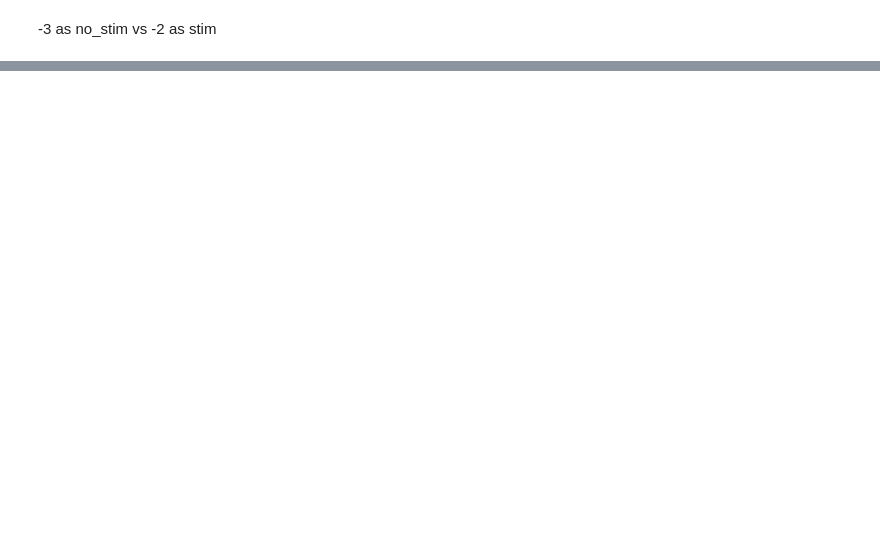
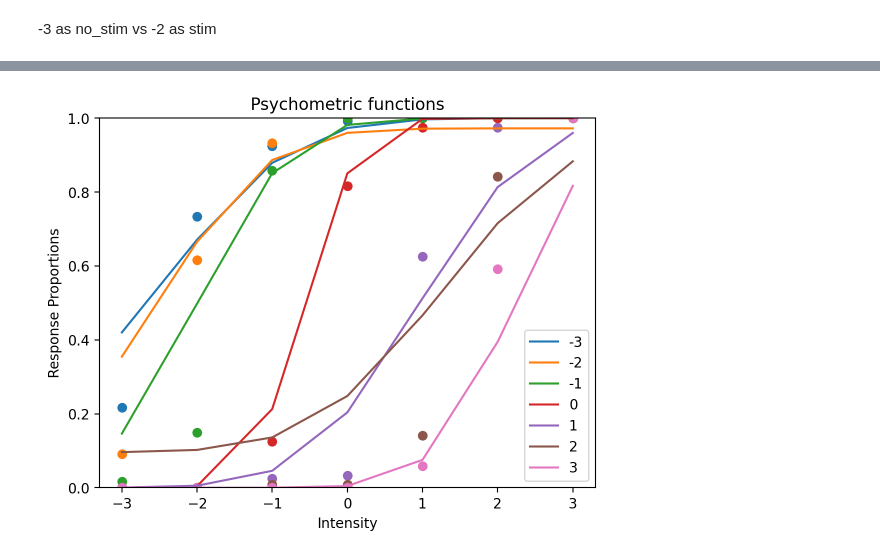
Before and after one commit to AndreasLH/Sad-Happiness, a Jupyter notebook: experiment2_analysis.ipynb, the cells around one changed output, grey strips where cells are left out. Saved outputs shown, nothing was run; the diff lists cells and outputs as text; code cells hidden in the pictures; blank space fills up the shorter version.

```diff
--- a/experiment2_analysis.ipynb
+++ b/experiment2_analysis.ipynb
@@ -183,0 +81,89 @@ A
+# %%
+import numpy as np
+import matplotlib.pyplot as plt
+from scipy.stats import norm
+import scipy.optimize as opt
+import pandas as pd
+df = pd.read_csv('poll_responses2.csv')
+
+def find_nearest(array, value):
+    array = np.asarray(array)
+    idx = (np.abs(array - value)).argmin()
+    return idx
+
+def psychometric_function_1_19(I,c,sigma,p_guess,p_lapse):
+    return norm.cdf((I-c)/sigma)
+
+def psychometric_function_1_23(I,c,sigma,p_guess,p_lapse):
+    return (1-p_guess) * psychometric_function_1_19(I,c,sigma,p_guess,p_lapse) + p_guess
+
+def psychometric_function_1_24(I,c,sigma,p_guess,p_lapse):
+    return (1-p_guess-p_lapse) * psychometric_function_1_19(I,c,sigma,p_guess,p_lapse) + p_guess
+
+def nll_24(params, I, trials, responses):
+    c, sigma, p_guess, p_lapse = params
+    Ns = trials
+    nll = 0
+    for i in range(len(I)):
+        ns = responses[i]
+        Ps = psychometric_function_1_24(I[i],c,sigma,p_guess,p_lapse)
+
+        first_sum = np.sum([np.log(x) for x in range(ns+1,Ns+1)])
+        second_sum = np.sum([np.log(x) for x in range(1,Ns-ns+1)])
+        nll += -first_sum + second_sum - ns * np.log(Ps) - (Ns-ns) * np.log(1-Ps)
+    return  nll
+
+# Define bounds for optimization
+bounds = [(-3, 3), (1e-14, None), (0,1), (0,1)]
+
+# Probability of guessing
+#p_guess = 1/7
+
+# Number of trials
+trials = 120
+
+# stimulus intensity
+intensity = [-3,-2,-1,0,1,2,3]
+
+# Observed responses
+allresponses = df.groupby("Image")["Response"].apply(list)
+
+rating = -4
+plt.figure()
+for image in ['image_-3.png', 'image_-2.png', 'image_-1.png', 'image_0.png', 'image_1.png', 'image_2.png', 'image_3.png']:
+    # Get response counts for this image
+    responses = []
+    for i in range(intensity[0],intensity[-1]+1):
+        responses.append(allresponses[image].count(i))
+    print(responses)
+    responses = np.cumsum(responses)
+
+
+    # Update rating
+    rating += 1
+
+    # Define the initial guess for optimization
+    initial_guess = [find_nearest(responses, trials/2)-3, 2, 1/7, 0.05]
+
+    # Response proportions
+    response_proportions = [x/trials for x in responses]
+
+    # Actual optimization
+    res_24 = opt.minimize(nll_24, initial_guess, args=(intensity,trials,responses), bounds=bounds) #, method='L-BFGS-B'
+    c_24, sigma_24, p_guess_24, p_lapse_24 = res_24.x
+    print("c_24: ", c_24)
+    print("sigma_24: ", sigma_24)
+    print("p_guess_24: ", p_guess_24)
+    print("p_lapse_24: ", p_lapse_24)
+
+    # Plot psychometric function
+    plt.scatter(intensity, response_proportions)
+    plt.plot(intensity,psychometric_function_1_24(intensity,c_24,sigma_24,p_guess_24,p_lapse_24),label=rating)
+
+plt.ylim(0,1)
+plt.xlabel('Intensity')
+plt.ylabel('Response Proportions')
+plt.title('Psychometric functions')
+plt.legend()
+plt.show()
+# %% [output]
@@ -183,0 +196 @@ A
+[figure, added]
```
Also changed, not shown: parts of 16 cells of this notebook, 4 other files.
